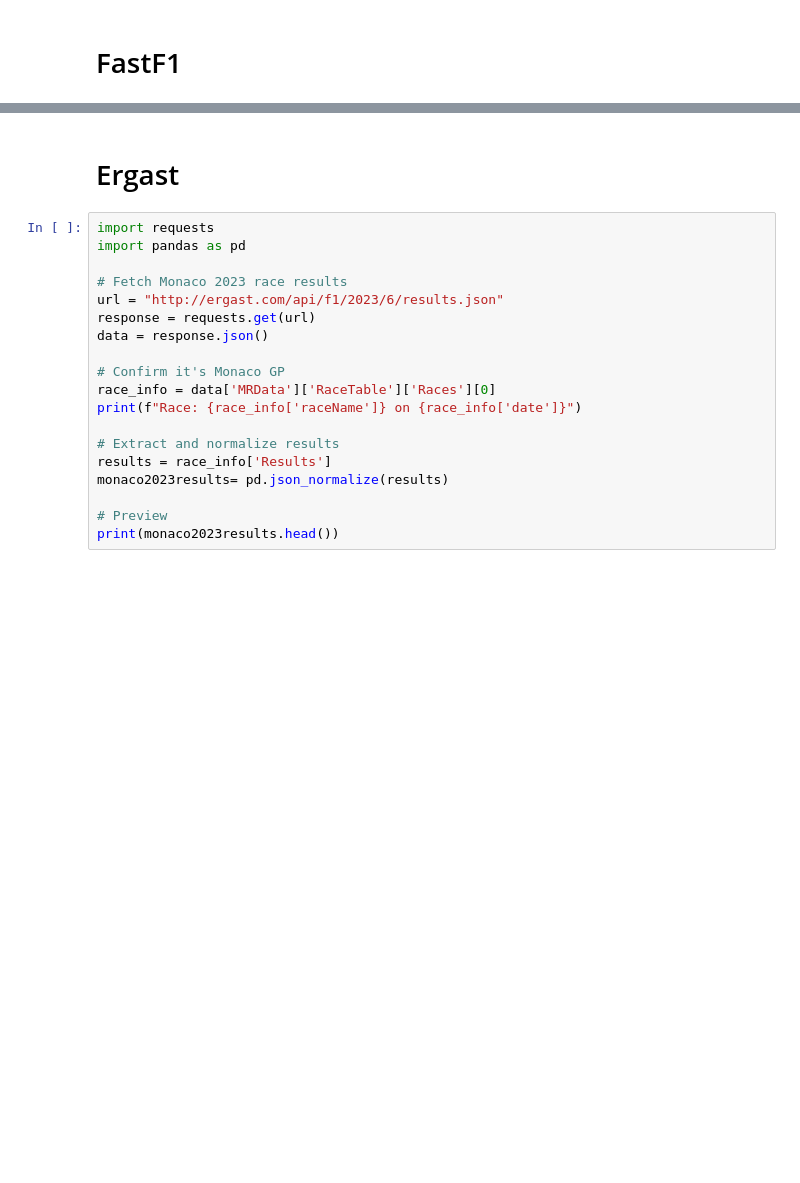
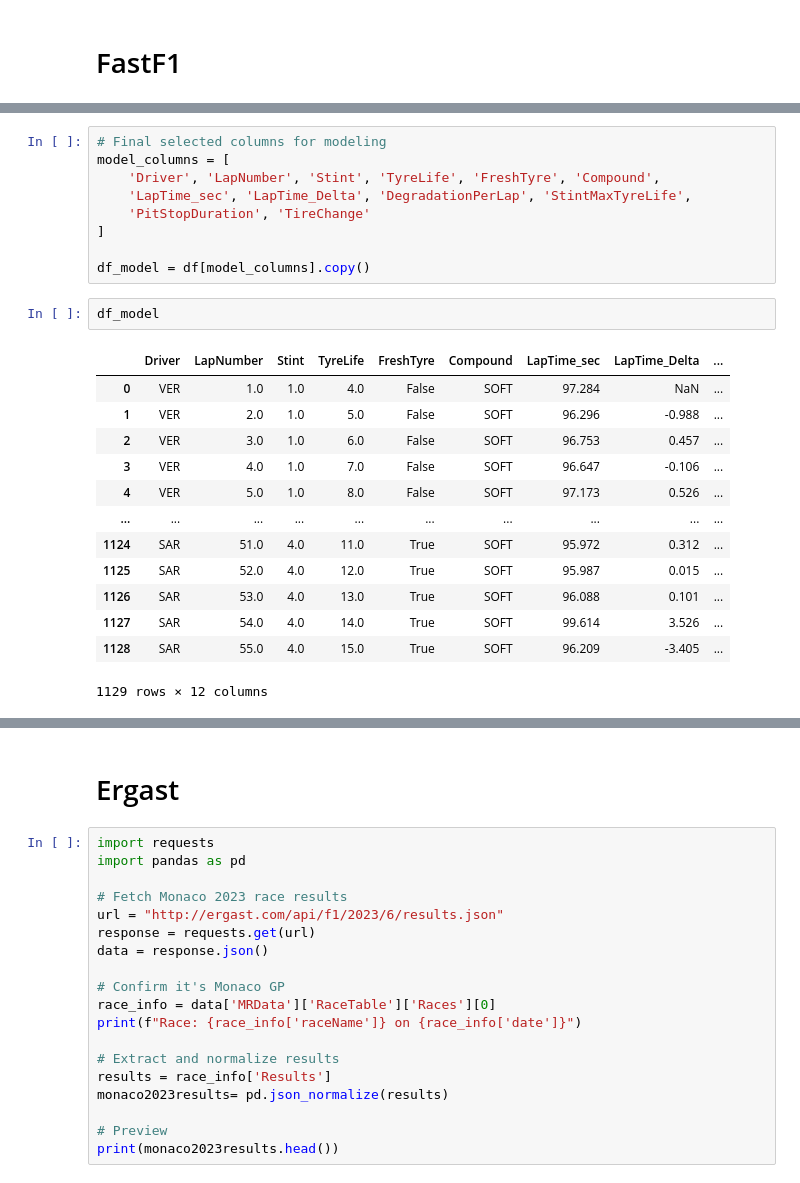
Before and after one commit to pranavvats32/F1-RaceWinner-Prediction-using-ML, a Jupyter notebook: init_bahrain2024.ipynb, the cells around one changed output, grey strips where cells are left out. Drawn from its saved outputs; the diff is of its cells as text; blank space fills up the shorter version.

Commit message:
selected features added into bahrain init

```diff
--- a/init_bahrain2024.ipynb
+++ b/init_bahrain2024.ipynb
@@ -33,0 +157,25 @@ bahrain2024 = session.laps
+# %%
+# Final selected columns for modeling
+model_columns = [
+    'Driver', 'LapNumber', 'Stint', 'TyreLife', 'FreshTyre', 'Compound',
+    'LapTime_sec', 'LapTime_Delta', 'DegradationPerLap', 'StintMaxTyreLife',
+    'PitStopDuration', 'TireChange'
+]
+
+df_model = df[model_columns].copy()
+# %%
+df_model
+# %% [output]
+|  | Driver | LapNumber | Stint | TyreLife | FreshTyre | Compound | LapTime_sec | LapTime_Delta | ... |
+| 0 | VER | 1.0 | 1.0 | 4.0 | False | SOFT | 97.284 | NaN | ... |
+| 1 | VER | 2.0 | 1.0 | 5.0 | False | SOFT | 96.296 | -0.988 | ... |
+| 2 | VER | 3.0 | 1.0 | 6.0 | False | SOFT | 96.753 | 0.457 | ... |
+| 3 | VER | 4.0 | 1.0 | 7.0 | False | SOFT | 96.647 | -0.106 | ... |
+| 4 | VER | 5.0 | 1.0 | 8.0 | False | SOFT | 97.173 | 0.526 | ... |
+| ... | ... | ... | ... | ... | ... | ... | ... | ... | ... |
+| 1124 | SAR | 51.0 | 4.0 | 11.0 | True | SOFT | 95.972 | 0.312 | ... |
+| 1125 | SAR | 52.0 | 4.0 | 12.0 | True | SOFT | 95.987 | 0.015 | ... |
+| 1126 | SAR | 53.0 | 4.0 | 13.0 | True | SOFT | 96.088 | 0.101 | ... |
+| 1127 | SAR | 54.0 | 4.0 | 14.0 | True | SOFT | 99.614 | 3.526 | ... |
+| 1128 | SAR | 55.0 | 4.0 | 15.0 | True | SOFT | 96.209 | -3.405 | ... |
+1129 rows × 12 columns
```
Also changed, not shown: parts of 11 cells of this notebook.
